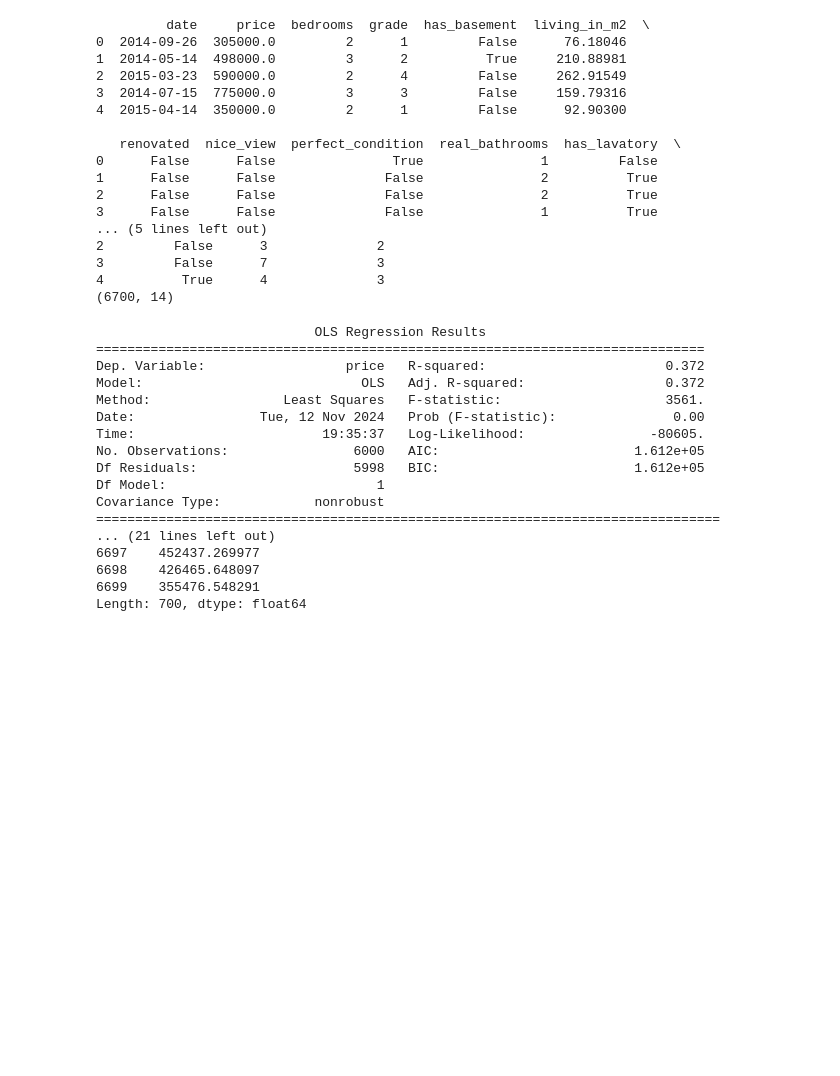
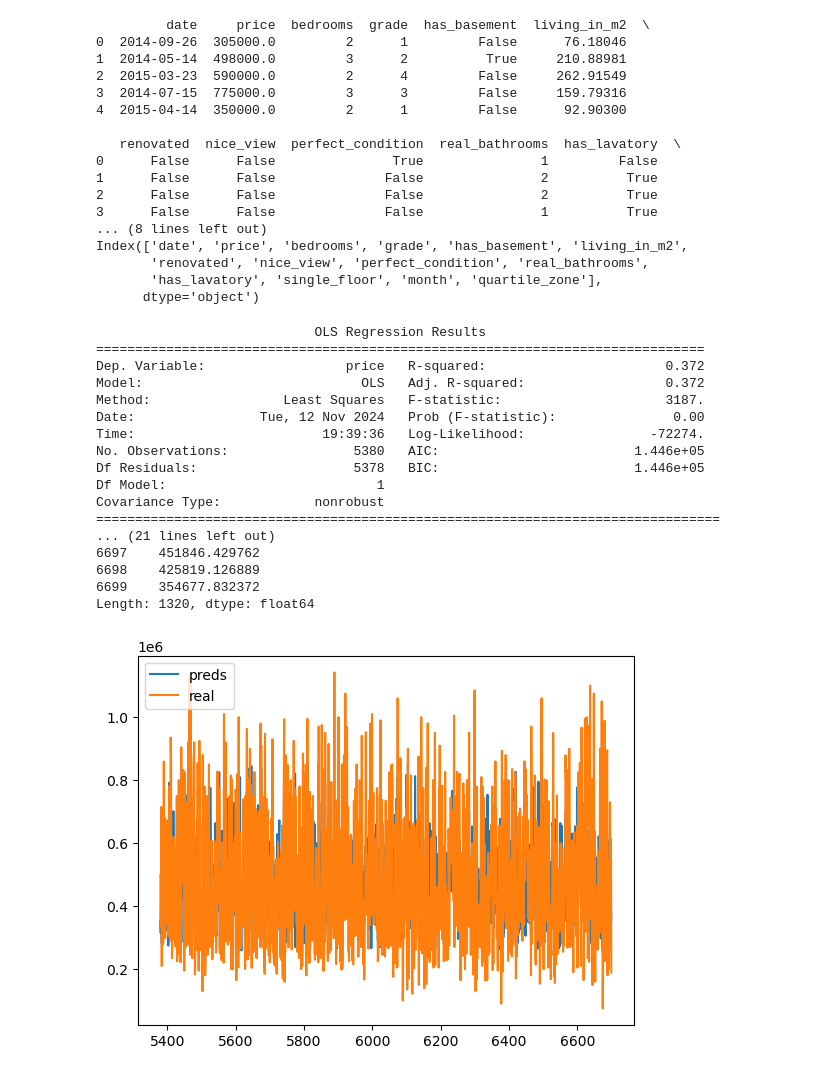
Before and after one commit to CANTSOAR/bitsctf, a Jupyter notebook: main.ipynb, the cells around one changed output. Saved outputs shown, nothing was run; the diff lists cells and outputs as text; code cells hidden in the pictures; blank space fills up the shorter version.

```diff
--- a/main.ipynb
+++ b/main.ipynb
@@ -6,10 +7,12 @@ import statsmodels.formula.api as smf
 # %%
 df = pd.read_csv("df_test.csv")
 print(df.head())
-print(df.shape)
+print(df.columns)
 
-df_train = df.iloc[:6000]
-df_test = df.iloc[6000:]
+n = 5380
+
+df_train = df.iloc[:n]
+df_test = df.iloc[n:]
 # %% [output]
          date     price  bedrooms  grade  has_basement  living_in_m2  \
 0  2014-09-26  305000.0         2      1         False      76.18046
@@ -23,33 +26,39 @@ df_test = df.iloc[6000:]
 1      False      False              False               2          True
 2      False      False              False               2          True
 3      False      False              False               1          True
-... (5 lines left out)
-2         False      3              2
-3         False      7              3
-4          True      4              3
-(6700, 14)
+... (8 lines left out)
+Index(['date', 'price', 'bedrooms', 'grade', 'has_basement', 'living_in_m2',
+       'renovated', 'nice_view', 'perfect_condition', 'real_bathrooms',
+       'has_lavatory', 'single_floor', 'month', 'quartile_zone'],
+      dtype='object')
 # %%
 model = smf.ols("price ~ living_in_m2", df_train)
 result = model.fit()
 print(result.summary())
 
 preds = result.predict(df_test)
 print(preds)
+
+plt.plot(preds, label = "preds")
+plt.plot(df_test["price"], label = "real")
+plt.legend()
+plt.show()
 # %% [output]
                             OLS Regression Results
 ==============================================================================
 Dep. Variable:                  price   R-squared:                       0.372
 Model:                            OLS   Adj. R-squared:                  0.372
-Method:                 Least Squares   F-statistic:                     3561.
+Method:                 Least Squares   F-statistic:                     3187.
 Date:                Tue, 12 Nov 2024   Prob (F-statistic):               0.00
-Time:                        19:35:37   Log-Likelihood:                -80605.
-No. Observations:                6000   AIC:                         1.612e+05
-Df Residuals:                    5998   BIC:                         1.612e+05
+Time:                        19:39:36   Log-Likelihood:                -72274.
+No. Observations:                5380   AIC:                         1.446e+05
+Df Residuals:                    5378   BIC:                         1.446e+05
 Df Model:                           1
 Covariance Type:            nonrobust
 ================================================================================
 ... (21 lines left out)
-6697    452437.269977
-6698    426465.648097
-6699    355476.548291
-Length: 700, dtype: float64
+6697    451846.429762
+6698    425819.126889
+6699    354677.832372
+Length: 1320, dtype: float64
+[figure, added]
```
Also changed, not shown: parts of 2 cells of this notebook.
